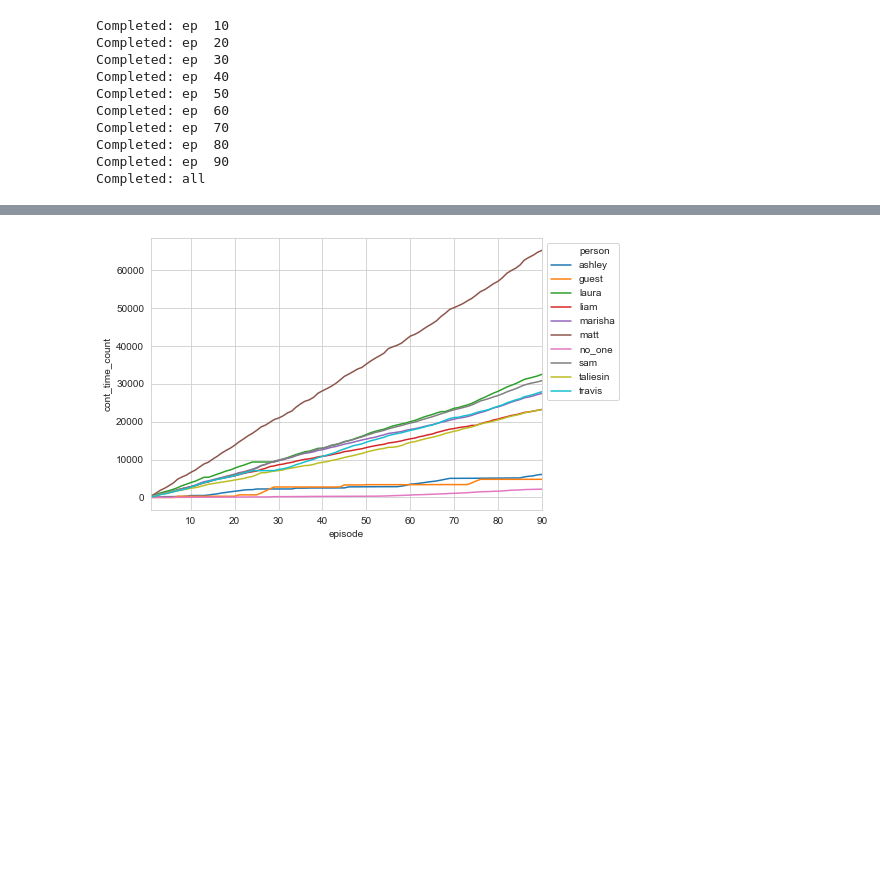
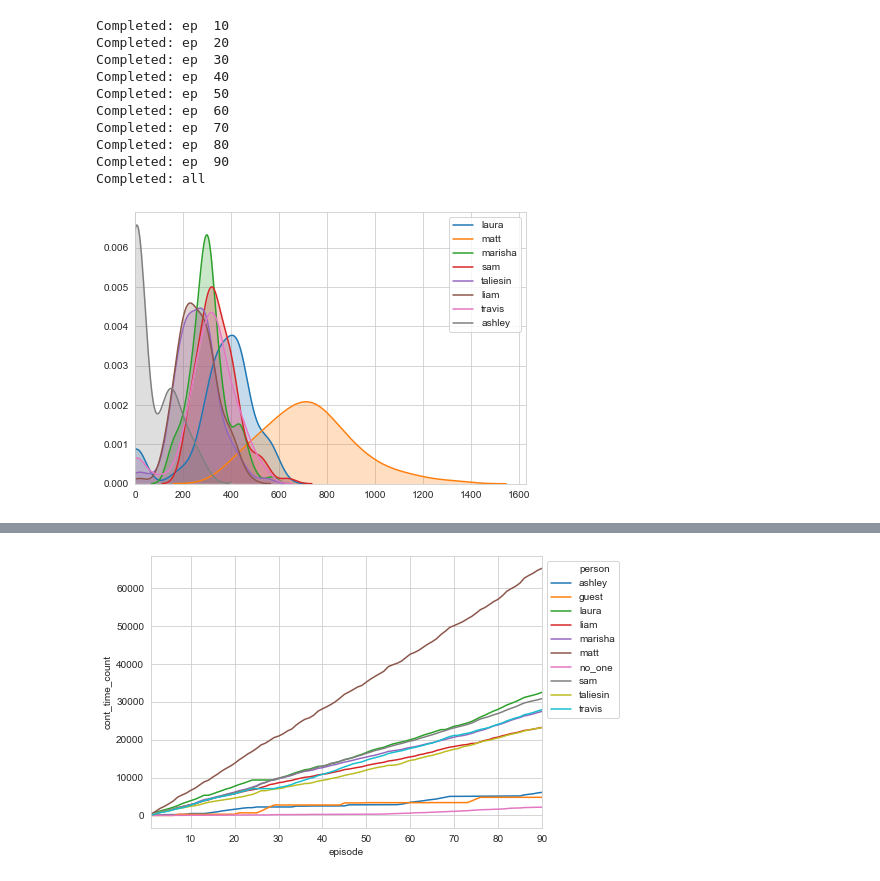
Before and after one commit to albechen/critical-role-transcript-statistics, a Jupyter notebook: cr_transcript.ipynb, the cells around one changed output, grey strips where cells are left out. Cells and saved outputs as stored; diff of their text form; code cells hidden in the pictures; blank space fills up the shorter version.

```diff
--- a/cr_transcript.ipynb
+++ b/cr_transcript.ipynb
@@ -71,6 +75,10 @@ Completed: all
 # %%
 C2_processed_vtt = pd.read_csv('data_output/C2_processed_vtt_df.csv')
 C2_org_name = vtt.org_time_person(C2_processed_vtt, 'C2')
+# %%
+vtt.densityplot_time_per_ep(C2_org_name)
+# %% [output]
+[figure, added]
 # %%
 vtt.lineplot_per_ep(C2_org_name, 'matt', 'C2')
 # %% [output]
```
Also changed, not shown: parts of 5 cells of this notebook, 2 other files.
